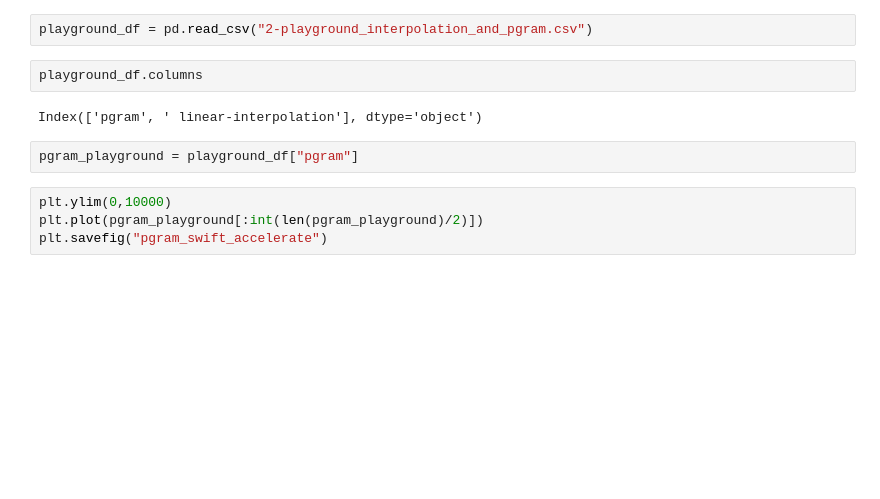
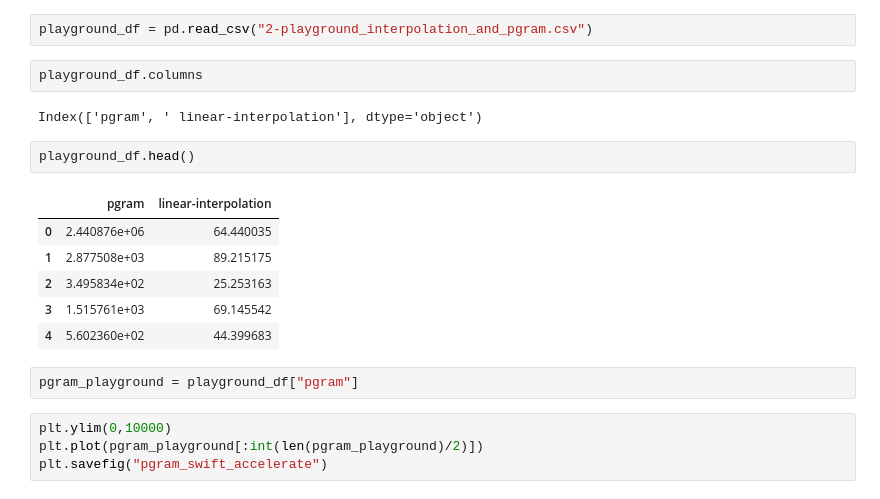
Before and after one commit to SreehariRamMohan/Sit-to-stand-Test, a Jupyter notebook: iOS Custom Peak Detection.ipynb, the cells around one changed output. Cells and saved outputs as stored; diff of their text form; blank space fills up the shorter version.

```diff
--- a/iOS Custom Peak Detection.ipynb
+++ b/iOS Custom Peak Detection.ipynb
@@ -203,6 +180,15 @@ playground_df = pd.read_csv("2-playground_interpolation_and_pgram.csv")
 playground_df.columns
 # %% [output]
 Index(['pgram', ' linear-interpolation'], dtype='object')
+# %%
+playground_df.head()
+# %% [output]
+|  | pgram | linear-interpolation |
+| 0 | 2.440876e+06 | 64.440035 |
+| 1 | 2.877508e+03 | 89.215175 |
+| 2 | 3.495834e+02 | 25.253163 |
+| 3 | 1.515761e+03 | 69.145542 |
+| 4 | 5.602360e+02 | 44.399683 |
 # %%
 pgram_playground = playground_df["pgram"]
 # %%
```
Also changed, not shown: parts of 12 cells of this notebook, 15 other files.
